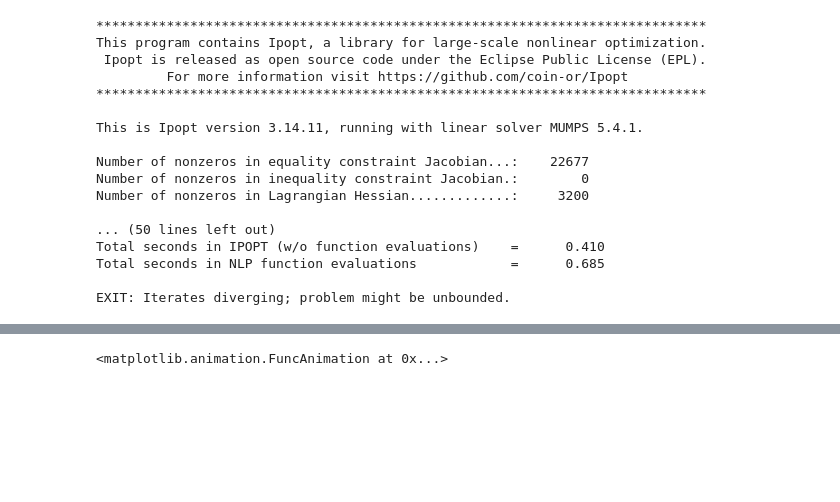
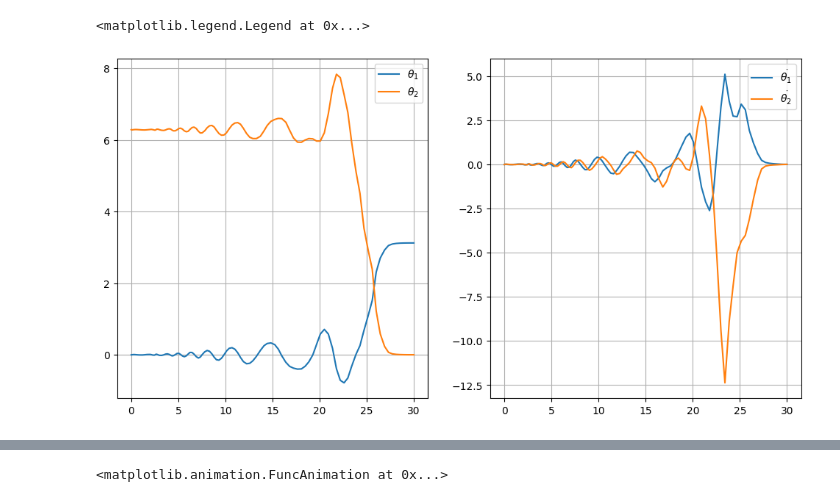
Before and after one commit to aneesas/1632-project, a Jupyter notebook: acrobot_yapss.ipynb, the cells around one changed output, grey strips where cells are left out. Cells and saved outputs as stored; diff of their text form; code cells hidden in the pictures; blank space fills up the shorter version.

```diff
--- a/acrobot_yapss.ipynb
+++ b/acrobot_yapss.ipynb
@@ -8,7 +9,7 @@ import matplotlib.pyplot as plt
 import helpers
 # %%
 ### Global settings
-PASSIVE_BOT = True  # Set to True to run with zero input and simulate dynamics only
+PASSIVE_BOT = False  # Set to True to run with zero input and simulate dynamics only
 SPONG_DYNAMICS = False
 TORQUE_MAX = 8  # N-m; max input magnitude
 # %%
@@ -27,10 +28,13 @@ I1 = 0.083
 I2 = 0.33
 # Gravity
 g = 9.8
+# Damping coefficients
+b1 = 3.
+b2 = 0
 
 ### Problem parameters
 t0 = 0
-tf = 10
+tf = 30
 R = 10
 
 if PASSIVE_BOT:
@@ -44,9 +48,10 @@ else:
 # %%
 ### Acrobot dynamics & objective function
 
-def dynamics_tedrake(q1, q2, q1_dot, q2_dot, u):
-    # M(q)*q_ddot + C(q, q_dot) = tau_g(q) + u
+def dynamics_tedrake(q1, q2, q1_dot, q2_dot, u, damping=False):
+    # M(q)*q_ddot + C(q, q_dot) = tau_g(q) + Bu
     # q = [q1, q2]^T
+    # B = [0, 1]^T
     # Source: https://underactuated.csail.mit.edu/acrobot.html#section1,
     # but with mass matrix from DOI:10.1016/j.ifacol.2016.10.194
     # Coriolis and gravity terms match between sources (accounting for from axes conventions)
@@ -69,7 +74,11 @@ def dynamics_tedrake(q1, q2, q1_dot, q2_dot, u):
     tau_g = np.array([-m1*g*lc1*np.sin(q1) - m2*g*(l1*np.sin(q1) + lc2*np.sin(q1 + q2)),
                       -m2*g*lc2*np.sin(q1 + q2)])
 
-    q_ddot = helpers.inv_2x2(M) @ (-C + tau_g).reshape((2,1))
+    # Damping terms
+    if damping:
+        tau_g -= np.array([b1 * q1_dot, b2 * q2_dot])
+
+    q_ddot = helpers.inv_2x2(M) @ (-C + tau_g + np.array([0, u])).reshape((2,1))
     return [q1_dot, q2_dot, q_ddot[0,0], q_ddot[1,0]]
 
 def dynamics_spong(q1, q2, q1_dot, q2_dot, u):
@@ -163,24 +190,22 @@ problem.spectral_method = "lg" #"lgl"
 problem.ipopt_options.tol = 1e-10
 problem.ipopt_options.max_iter = 1000
-# %%
-### Solve
-output = problem.solve()
-# %% [output]
-******************************************************************************
-This program contains Ipopt, a library for large-scale nonlinear optimization.
- Ipopt is released as open source code under the Eclipse Public License (EPL).
-         For more information visit https://github.com/coin-or/Ipopt
-******************************************************************************
-
-This is Ipopt version 3.14.11, running with linear solver MUMPS 5.4.1.
-
-Number of nonzeros in equality constraint Jacobian...:    22677
-Number of nonzeros in inequality constraint Jacobian.:        0
-Number of nonzeros in Lagrangian Hessian.............:     3200
-
-... (50 lines left out)
-Total seconds in IPOPT (w/o function evaluations)    =      0.410
-Total seconds in NLP function evaluations            =      0.685
-
-EXIT: Iterates diverging; problem might be unbounded.
+# %%
+### Plot the initial guess
+time = sol.t
+q1, q2, q1_dot, q2_dot = state_guess
+plt.figure(figsize=(12, 6))
+plt.subplot(121)
+plt.plot(time, q1, label="$\\theta_1$")
+plt.plot(time, q2, label="$\\theta_2$")
+plt.grid()
+plt.legend()
+
+plt.subplot(122)
+plt.plot(time, q1_dot, label="$\\dot{\\theta_1}$")
+plt.plot(time, q2_dot, label="$\\dot{\\theta_2}$")
+plt.grid()
+plt.legend()
+# %% [output]
+<matplotlib.legend.Legend at 0x...>
+[figure, added]
 # %%
```
Also changed, not shown: parts of 6 cells of this notebook.
